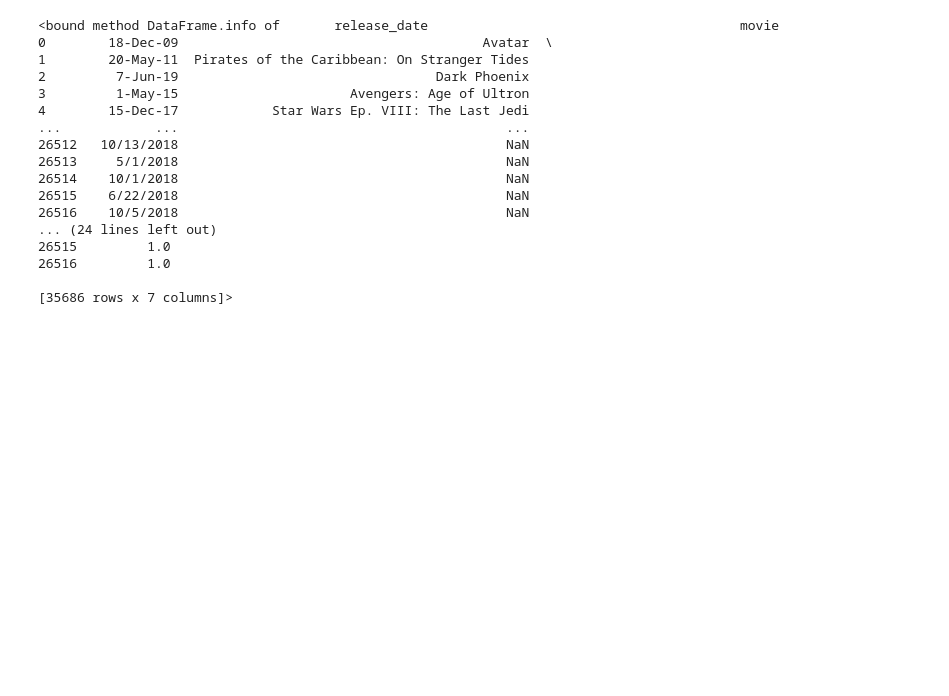
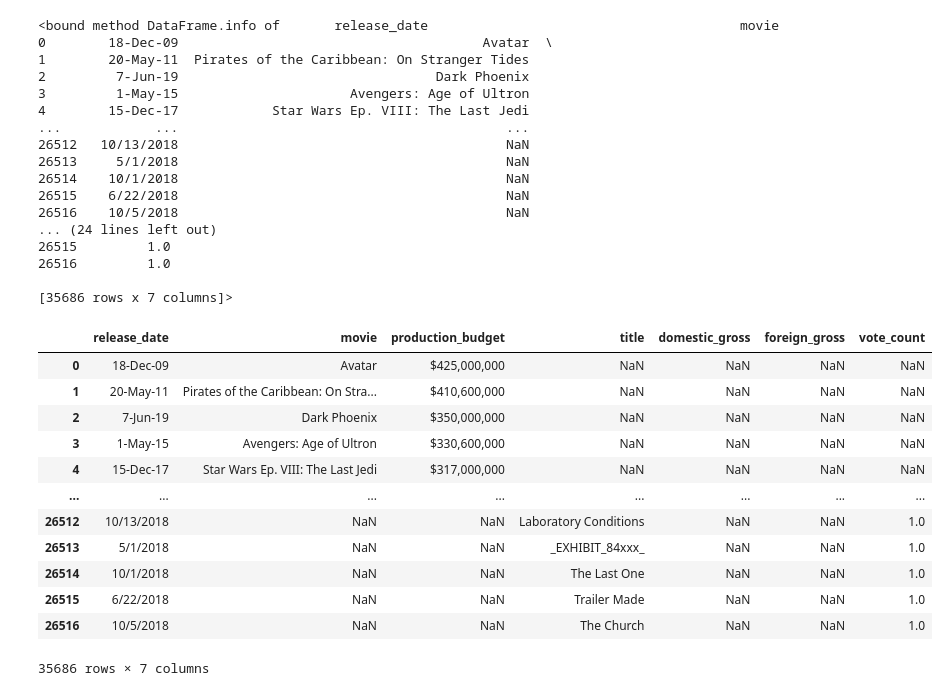
Before and after one commit to Wendy0001/MoringaPhase1, a Jupyter notebook: NotebookP1.ipynb, the cells around one changed output. Saved outputs shown, nothing was run; the diff lists cells and outputs as text; code cells hidden in the pictures; blank space fills up the shorter version.

```diff
--- a/NotebookP1.ipynb
+++ b/NotebookP1.ipynb
@@ -210,0 +209,16 @@ THIS IS A TEST
+# %%
+df
+# %% [output]
+|  | release_date | movie | production_budget | title | domestic_gross | foreign_gross | vote_count |
+| 0 | 18-Dec-09 | Avatar | $425,000,000 | NaN | NaN | NaN | NaN |
+| 1 | 20-May-11 | Pirates of the Caribbean: On Stra... | $410,600,000 | NaN | NaN | NaN | NaN |
+| 2 | 7-Jun-19 | Dark Phoenix | $350,000,000 | NaN | NaN | NaN | NaN |
+| 3 | 1-May-15 | Avengers: Age of Ultron | $330,600,000 | NaN | NaN | NaN | NaN |
+| 4 | 15-Dec-17 | Star Wars Ep. VIII: The Last Jedi | $317,000,000 | NaN | NaN | NaN | NaN |
+| ... | ... | ... | ... | ... | ... | ... | ... |
+| 26512 | 10/13/2018 | NaN | NaN | Laboratory Conditions | NaN | NaN | 1.0 |
+| 26513 | 5/1/2018 | NaN | NaN | _EXHIBIT_84xxx_ | NaN | NaN | 1.0 |
+| 26514 | 10/1/2018 | NaN | NaN | The Last One | NaN | NaN | 1.0 |
+| 26515 | 6/22/2018 | NaN | NaN | Trailer Made | NaN | NaN | 1.0 |
+| 26516 | 10/5/2018 | NaN | NaN | The Church | NaN | NaN | 1.0 |
+35686 rows × 7 columns
```
Also changed, not shown: parts of 5 cells of this notebook.
